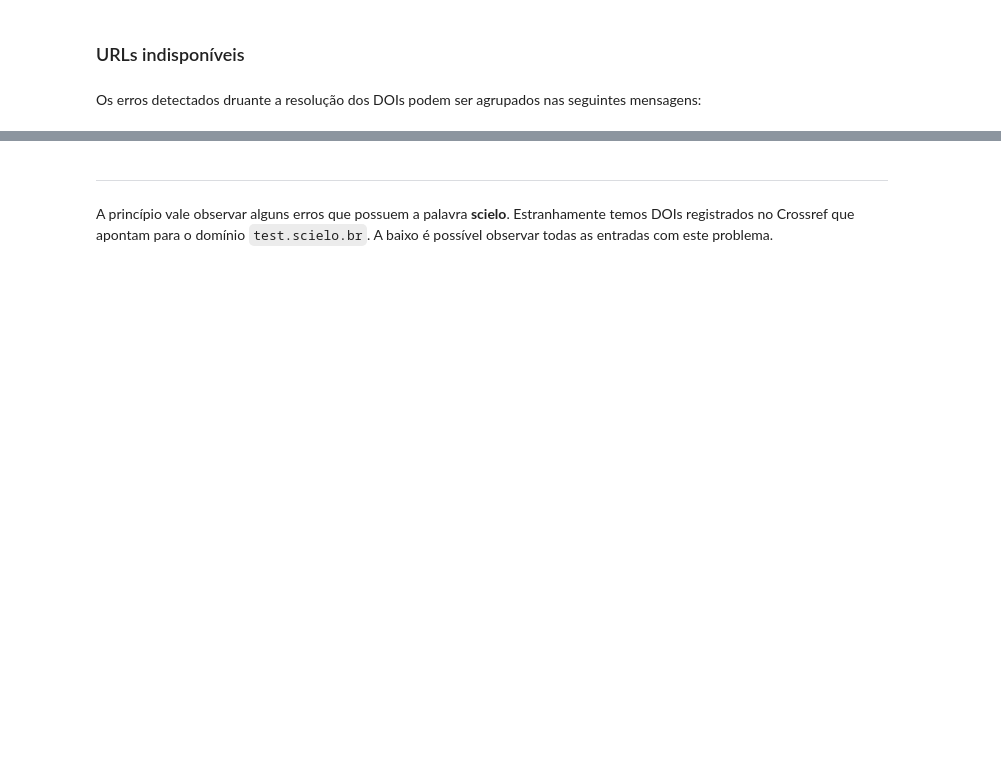
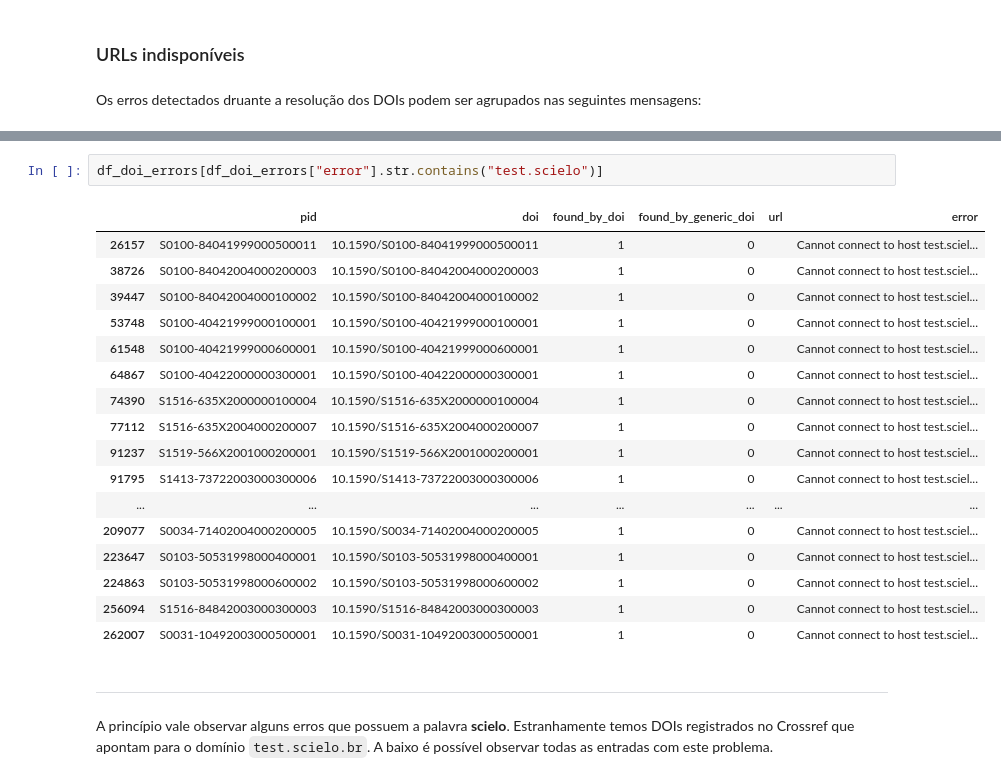
Before and after one commit to joffilyfe/scielo-experiments, a Jupyter notebook: notebook-analise-checagem-de-doi-scl.ipynb, the cells around one changed output, grey strips where cells are left out. Saved outputs shown, nothing was run; the diff lists cells and outputs as text; blank space fills up the shorter version.

```diff
--- a/notebook-analise-checagem-de-doi-scl.ipynb
+++ b/notebook-analise-checagem-de-doi-scl.ipynb
@@ -147,3 +153,23 @@ Cannot connect to host www.revistas.ufg.br:443 ssl:True [SSLCertVerificationErro
+# %%
+df_doi_errors[df_doi_errors["error"].str.contains("test.scielo")]
+# %% [output]
+|  | pid | doi | found_by_doi | found_by_generic_doi | url | error |
+| 26157 | S0100-84041999000500011 | 10.1590/S0100-84041999000500011 | 1 | 0 |  | Cannot connect to host test.sciel... |
+| 38726 | S0100-84042004000200003 | 10.1590/S0100-84042004000200003 | 1 | 0 |  | Cannot connect to host test.sciel... |
+| 39447 | S0100-84042004000100002 | 10.1590/S0100-84042004000100002 | 1 | 0 |  | Cannot connect to host test.sciel... |
+| 53748 | S0100-40421999000100001 | 10.1590/S0100-40421999000100001 | 1 | 0 |  | Cannot connect to host test.sciel... |
+| 61548 | S0100-40421999000600001 | 10.1590/S0100-40421999000600001 | 1 | 0 |  | Cannot connect to host test.sciel... |
+| 64867 | S0100-40422000000300001 | 10.1590/S0100-40422000000300001 | 1 | 0 |  | Cannot connect to host test.sciel... |
+| 74390 | S1516-635X2000000100004 | 10.1590/S1516-635X2000000100004 | 1 | 0 |  | Cannot connect to host test.sciel... |
+| 77112 | S1516-635X2004000200007 | 10.1590/S1516-635X2004000200007 | 1 | 0 |  | Cannot connect to host test.sciel... |
+| 91237 | S1519-566X2001000200001 | 10.1590/S1519-566X2001000200001 | 1 | 0 |  | Cannot connect to host test.sciel... |
+| 91795 | S1413-73722003000300006 | 10.1590/S1413-73722003000300006 | 1 | 0 |  | Cannot connect to host test.sciel... |
+| ... | ... | ... | ... | ... | ... | ... |
+| 209077 | S0034-71402004000200005 | 10.1590/S0034-71402004000200005 | 1 | 0 |  | Cannot connect to host test.sciel... |
+| 223647 | S0103-50531998000400001 | 10.1590/S0103-50531998000400001 | 1 | 0 |  | Cannot connect to host test.sciel... |
+| 224863 | S0103-50531998000600002 | 10.1590/S0103-50531998000600002 | 1 | 0 |  | Cannot connect to host test.sciel... |
+| 256094 | S1516-84842003000300003 | 10.1590/S1516-84842003000300003 | 1 | 0 |  | Cannot connect to host test.sciel... |
+| 262007 | S0031-10492003000500001 | 10.1590/S0031-10492003000500001 | 1 | 0 |  | Cannot connect to host test.sciel... |
 # %% [markdown]
 ---
 A princípio vale observar alguns erros que possuem a palavra **scielo**. Estranhamente temos DOIs registrados no Crossref que apontam para o domínio `test.scielo.br`. A baixo é possível observar todas as entradas com este problema.
```
Also changed, not shown: parts of 19 cells of this notebook.
